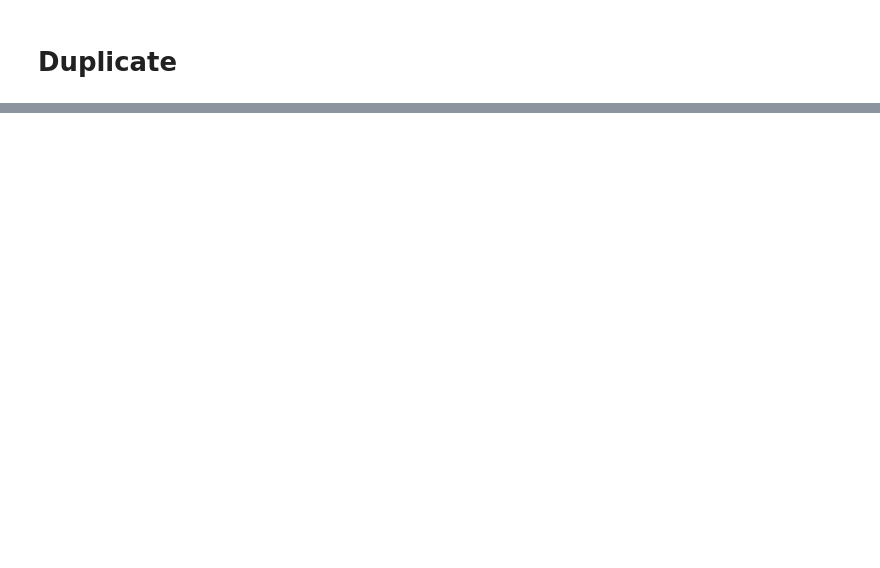
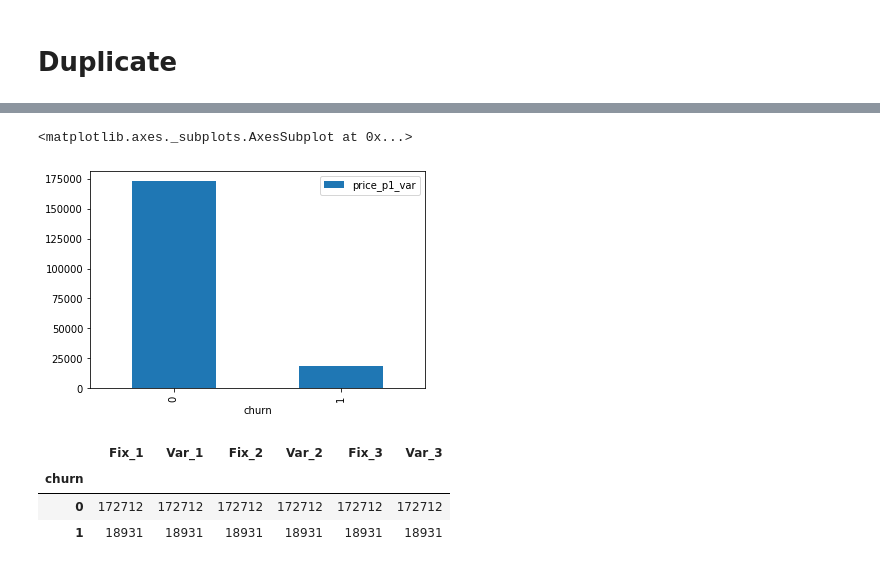
Before and after one commit to Tramnddle/TramProjects, a Jupyter notebook: BCG's data science & advanced analytics program/PowerCo Exploratory Analysis.ipynb, the cells around one changed output, grey strips where cells are left out. Saved outputs shown, nothing was run; the diff lists cells and outputs as text; code cells hidden in the pictures; blank space fills up the shorter version.

```diff
--- a/BCG's data science & advanced analytics program/PowerCo Exploratory Analysis.ipynb
+++ b/BCG's data science & advanced analytics program/PowerCo Exploratory Analysis.ipynb
@@ -14,3 +14,6 @@ import plotly.offline as pyoff
 import plotly.graph_objs as go
 # %%
 df_data = pd.read_csv(r'D:\BCG Data Science & Advanced Analytics Virtual Experience Program\ml_case_training_data.csv')
+# %%
+df_hist = pd.read_csv(r'D:\BCG Data Science & Advanced Analytics Virtual Experience Program\ml_case_training_hist_data.csv')
+df_hist.info()
@@ -349,0 +563,2 @@ df_data_churn.info()
+# %%
+df_hist = pd.merge(df_hist, df_target, on=['id])
@@ -349,0 +581,15 @@ df_data_churn.info()
+# %%
+df_hist.pivot_table(values='price_p1_var', index = 'churn', aggfunc='count').plot.bar()
+# %% [output]
+<matplotlib.axes._subplots.AxesSubplot at 0x...>
+[figure, added]
+# %%
+df_hist.groupby('churn').agg(Fix_1=('price_p1_fix','count'), Var_1=('price_p1_var','count'),
+                             Fix_2=('price_p2_fix','count'), Var_2=('price_p2_var','count'),
+                            Fix_3=('price_p3_fix','count'), Var_3=('price_p3_var','count'))
+#tips_df.groupby('sex').agg(mean_total_bill_tip=('total_bill_tip', 'mean'), mean_total_bill=('total_bill','mean'))
+# %% [output]
+|  | Fix_1 | Var_1 | Fix_2 | Var_2 | Fix_3 | Var_3 |
+| churn |  |  |  |  |  |  |
+| 0 | 172712 | 172712 | 172712 | 172712 | 172712 | 172712 |
+| 1 | 18931 | 18931 | 18931 | 18931 | 18931 | 18931 |
```
Also changed, not shown: parts of 35 cells of this notebook, 4 other files.
